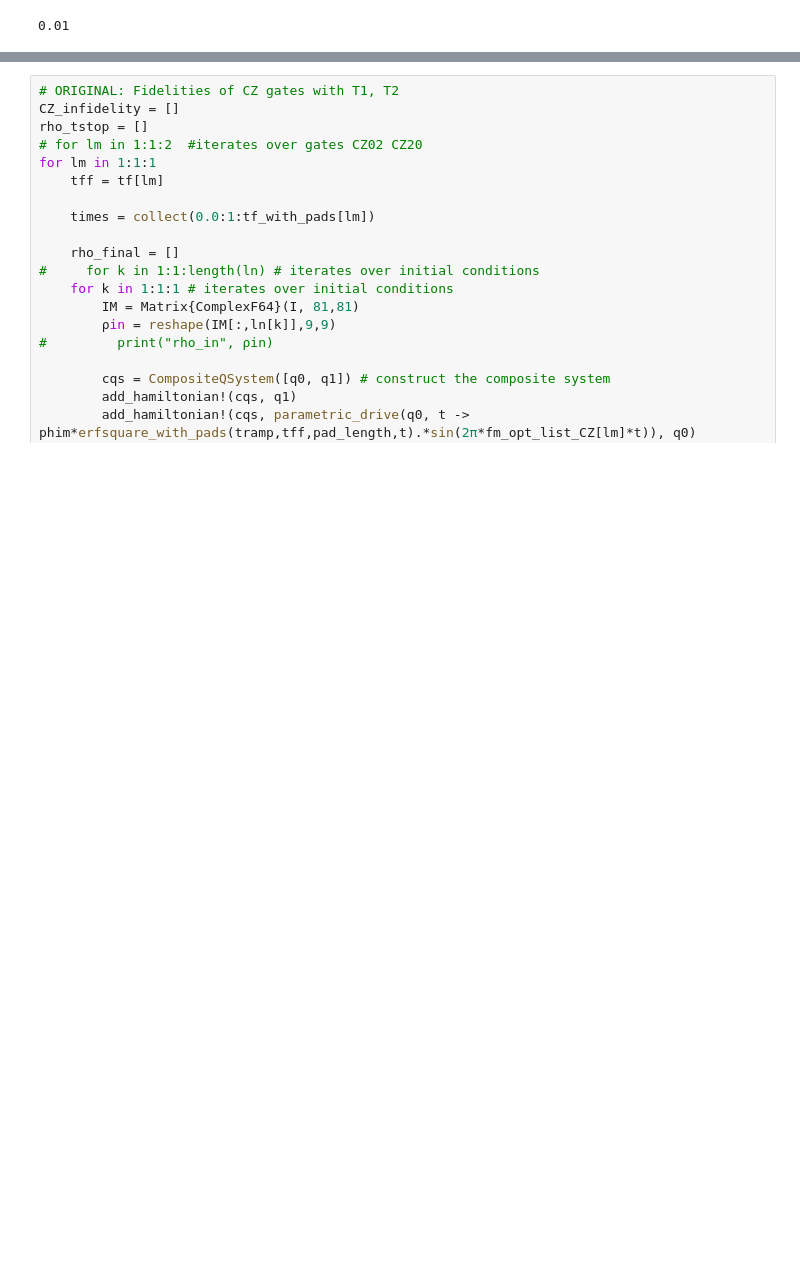
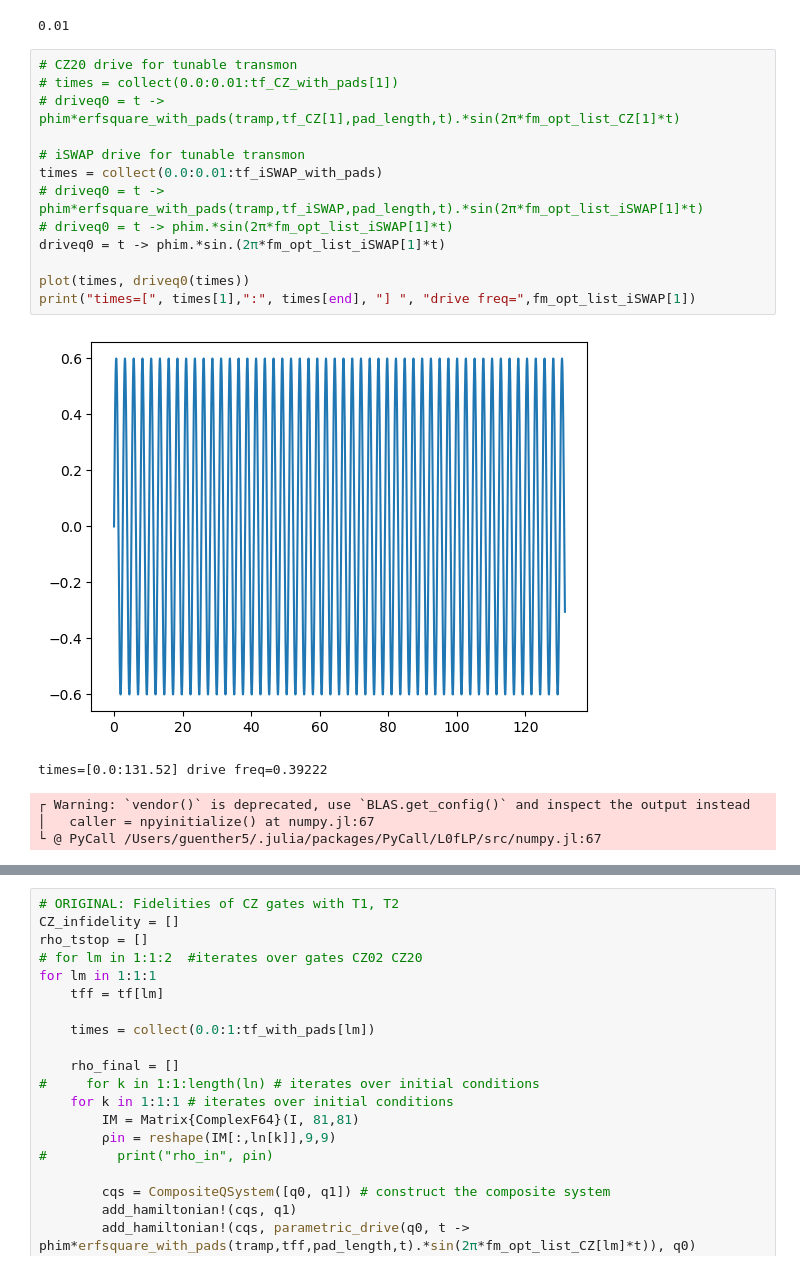
Before and after one commit to LLNL/quandary, a Jupyter notebook: RigettiMatching/test.ipynb, the cells around one changed output, grey strips where cells are left out. Cells and saved outputs as stored; diff of their text form; blank space fills up the shorter version.

```diff
--- a/RigettiMatching/test.ipynb
+++ b/RigettiMatching/test.ipynb
@@ -116,4 +116,23 @@ phim = 0.6  # in units of Phi0. AC sweet spot amplitude
 g01 =  0.010
 # %% [output]
 0.01
+# %%
+# CZ20 drive for tunable transmon
+# times = collect(0.0:0.01:tf_CZ_with_pads[1])
+# driveq0 = t -> phim*erfsquare_with_pads(tramp,tf_CZ[1],pad_length,t).*sin(2π*fm_opt_list_CZ[1]*t)
+
+# iSWAP drive for tunable transmon
+times = collect(0.0:0.01:tf_iSWAP_with_pads)
+# driveq0 = t -> phim*erfsquare_with_pads(tramp,tf_iSWAP,pad_length,t).*sin(2π*fm_opt_list_iSWAP[1]*t)
+# driveq0 = t -> phim.*sin(2π*fm_opt_list_iSWAP[1]*t)
+driveq0 = t -> phim.*sin.(2π*fm_opt_list_iSWAP[1]*t)
+
+plot(times, driveq0(times))
+print("times=[", times[1],":", times[end], "] ", "drive freq=",fm_opt_list_iSWAP[1])
+# %% [output]
+[figure, added]
+times=[0.0:131.52] drive freq=0.39222
+┌ Warning: `vendor()` is deprecated, use `BLAS.get_config()` and inspect the output instead
+│   caller = npyinitialize() at numpy.jl:67
+└ @ PyCall /Users/guenther5/.julia/packages/PyCall/L0fLP/src/numpy.jl:67
 # %%
```
Also changed, not shown: parts of 7 cells of this notebook, 3 other files.
